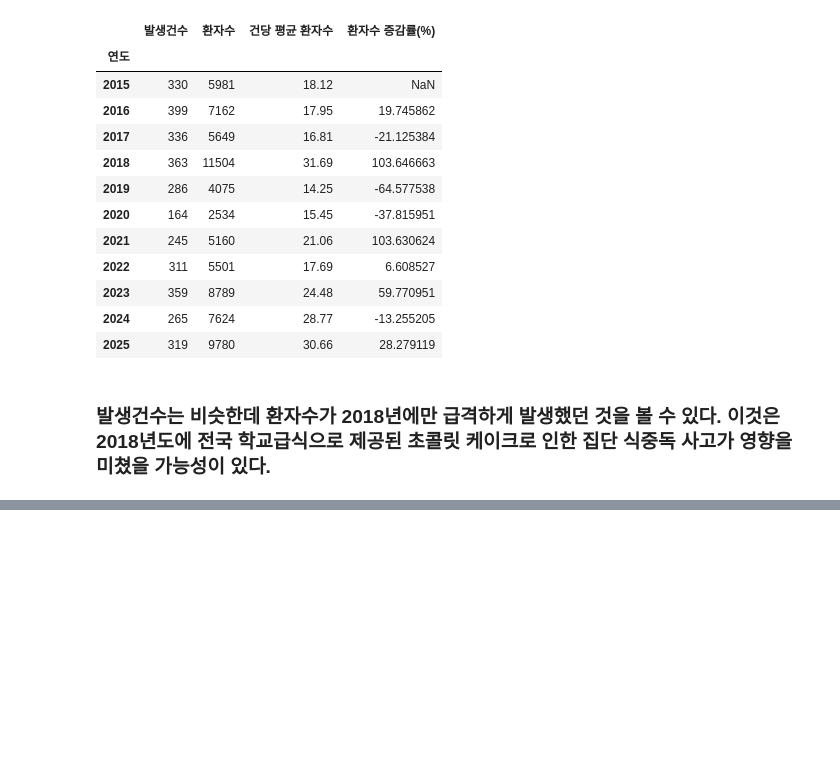
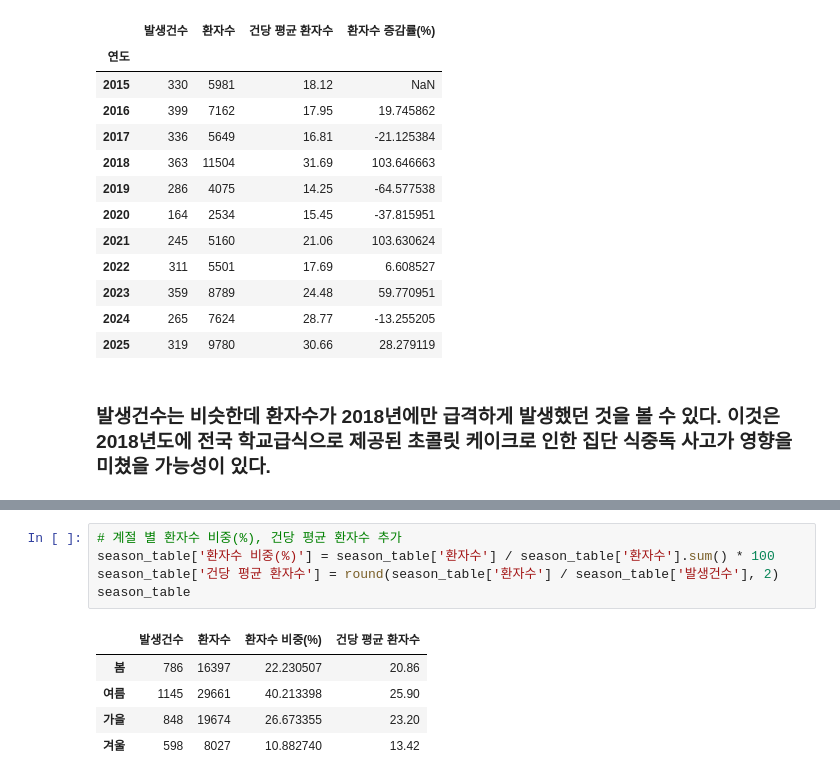
Before and after one commit to mental-18/food-poisoning-analysis, a Jupyter notebook: notebooks/data_analysis.ipynb, the cells around one changed output, grey strips where cells are left out. Drawn from its saved outputs; the diff is of its cells as text; blank space fills up the shorter version.

```diff
--- a/notebooks/data_analysis.ipynb
+++ b/notebooks/data_analysis.ipynb
@@ -202,0 +249,11 @@ year
+# %%
+# 계절 별 환자수 비중(%), 건당 평균 환자수 추가
+season_table['환자수 비중(%)'] = season_table['환자수'] / season_table['환자수'].sum() * 100
+season_table['건당 평균 환자수'] = round(season_table['환자수'] / season_table['발생건수'], 2)
+season_table
+# %% [output]
+|  | 발생건수 | 환자수 | 환자수 비중(%) | 건당 평균 환자수 |
+| 봄 | 786 | 16397 | 22.230507 | 20.86 |
+| 여름 | 1145 | 29661 | 40.213398 | 25.90 |
+| 가을 | 848 | 19674 | 26.673355 | 23.20 |
+| 겨울 | 598 | 8027 | 10.882740 | 13.42 |
```
Also changed, not shown: parts of 6 cells of this notebook.
